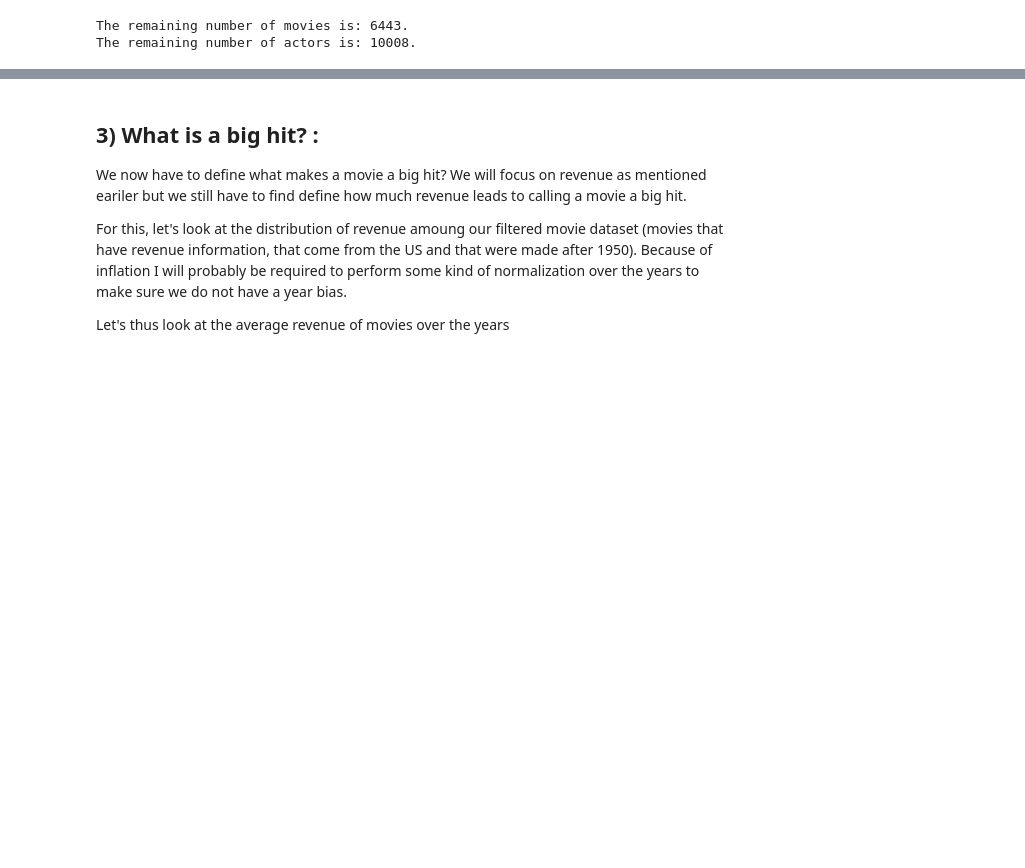
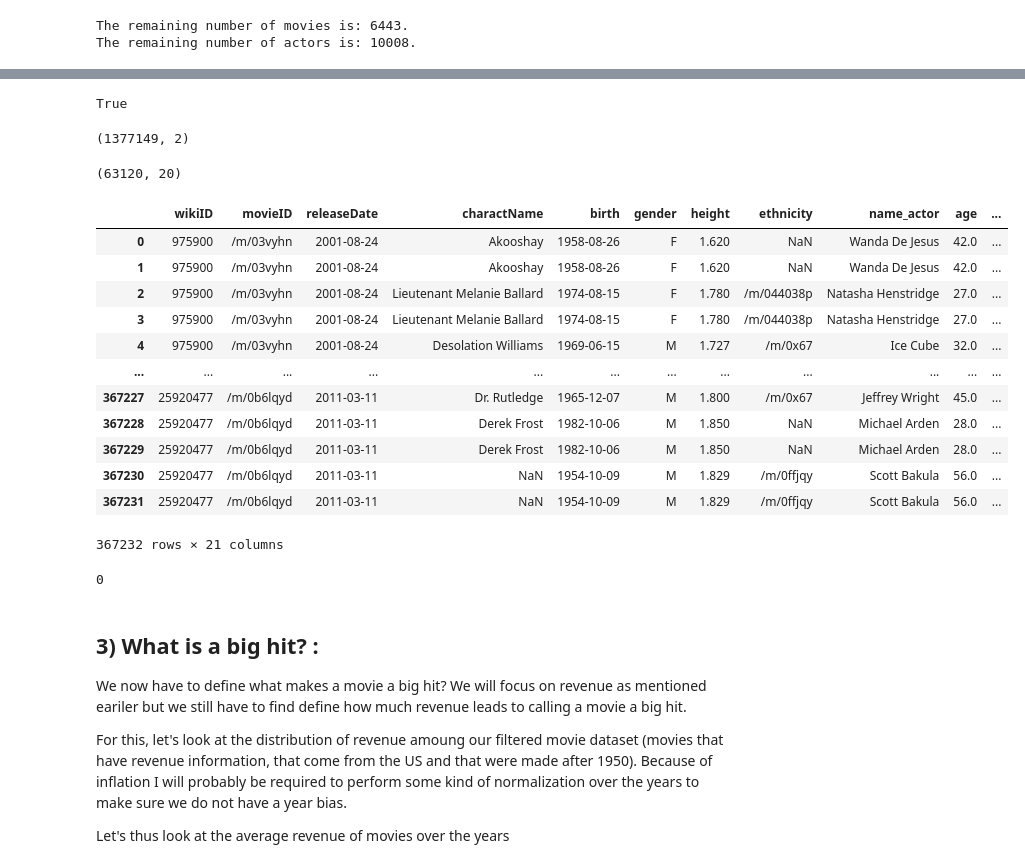
Before and after one commit to epfl-ada/ada-2023-project-pinacolada23, a Jupyter notebook: main.ipynb, the cells around one changed output, grey strips where cells are left out. Saved outputs shown, nothing was run; the diff lists cells and outputs as text; code cells hidden in the pictures; blank space fills up the shorter version.

Commit message:
IMDb

```diff
--- a/main.ipynb
+++ b/main.ipynb
@@ -393,3 +395,53 @@ The remaining number of actors is: 10008.
+# %%
+IMDb_ratings = pd.read_table(DATA_FOLDER + '/title.ratings.tsv.gz')
+IMDb_basics = pd.read_table(DATA_FOLDER +  '/title.basics.tsv.gz')
+# %%
+# Merge ratings with names
+IMDb = pd.merge(IMDb_ratings, IMDb_basics, on='tconst')
+# %%
+# Filter for unique movie IDs
+unique_movies = character_movies_filtered.drop_duplicates(subset = 'movieID')
+
+# Create a boolean column indicating if every movie has a unique name and release date
+is_unique_movie = ~unique_movies.duplicated(subset=['name_movie', 'releaseDate'], keep=False)
+every_movie_is_unique = is_unique_movie.all()
+
+# Print the resulting boolean value
+print(every_movie_is_unique)
+# %% [output]
+True
+# %%
+col = ['originalTitle', 'averageRating']
+IMDb = IMDb[col]
+IMDb.shape
+# %% [output]
+(1377149, 2)
+# %%
+character_movies_filtered.shape
+# %% [output]
+(63120, 20)
+# %%
+character_movies_filtered = pd.merge(character_movies_filtered, IMDb, left_on='name_movie', right_on='originalTitle')
+character_movies_filtered.drop('originalTitle', axis=1)
+# %% [output]
+|  | wikiID | movieID | releaseDate | charactName | birth | gender | height | ethnicity | name_actor | age | ... |
+| 0 | 975900 | /m/03vyhn | 2001-08-24 | Akooshay | 1958-08-26 | F | 1.620 | NaN | Wanda De Jesus | 42.0 | ... |
+| 1 | 975900 | /m/03vyhn | 2001-08-24 | Akooshay | 1958-08-26 | F | 1.620 | NaN | Wanda De Jesus | 42.0 | ... |
+| 2 | 975900 | /m/03vyhn | 2001-08-24 | Lieutenant Melanie Ballard | 1974-08-15 | F | 1.780 | /m/044038p | Natasha Henstridge | 27.0 | ... |
+| 3 | 975900 | /m/03vyhn | 2001-08-24 | Lieutenant Melanie Ballard | 1974-08-15 | F | 1.780 | /m/044038p | Natasha Henstridge | 27.0 | ... |
+| 4 | 975900 | /m/03vyhn | 2001-08-24 | Desolation Williams | 1969-06-15 | M | 1.727 | /m/0x67 | Ice Cube | 32.0 | ... |
+| ... | ... | ... | ... | ... | ... | ... | ... | ... | ... | ... | ... |
+| 367227 | 25920477 | /m/0b6lqyd | 2011-03-11 | Dr. Rutledge | 1965-12-07 | M | 1.800 | /m/0x67 | Jeffrey Wright | 45.0 | ... |
+| 367228 | 25920477 | /m/0b6lqyd | 2011-03-11 | Derek Frost | 1982-10-06 | M | 1.850 | NaN | Michael Arden | 28.0 | ... |
+| 367229 | 25920477 | /m/0b6lqyd | 2011-03-11 | Derek Frost | 1982-10-06 | M | 1.850 | NaN | Michael Arden | 28.0 | ... |
+| 367230 | 25920477 | /m/0b6lqyd | 2011-03-11 | NaN | 1954-10-09 | M | 1.829 | /m/0ffjqy | Scott Bakula | 56.0 | ... |
+| 367231 | 25920477 | /m/0b6lqyd | 2011-03-11 | NaN | 1954-10-09 | M | 1.829 | /m/0ffjqy | Scott Bakula | 56.0 | ... |
+367232 rows × 21 columns
+# %%
+# Check that all movies have ratings
+character_movies_filtered['averageRating'].isna().sum()
+# %% [output]
+0
 # %% [markdown]
 ## 3) What is a big hit? :
 We now have to define what makes a movie a big hit? We will focus on revenue as mentioned eariler but we still have to find define how much revenue leads to calling a movie a big hit.
```
Also changed, not shown: parts of 4 cells of this notebook.
